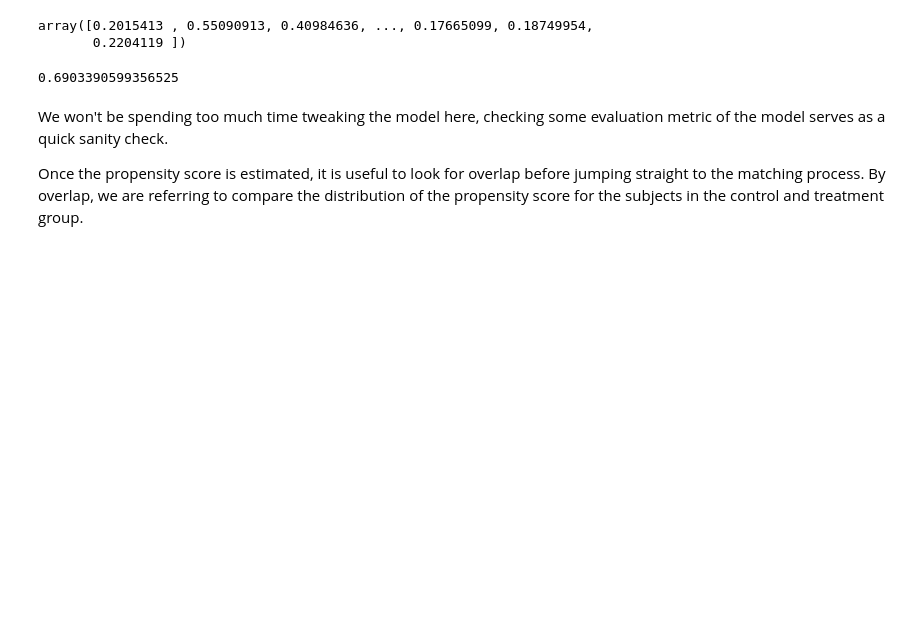
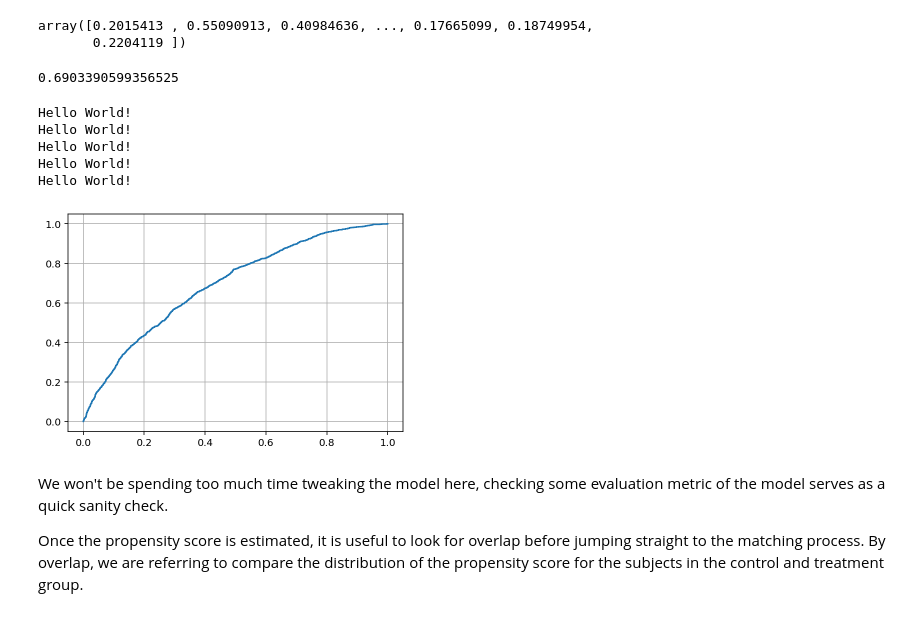
Before and after one commit to vwang0/causal_inference, a Jupyter notebook: propensity_score_matching/observational study_propensity score match.ipynb, the cells around one changed output. Saved outputs shown, nothing was run; the diff lists cells and outputs as text; code cells hidden in the pictures; blank space fills up the shorter version.

```diff
--- a/propensity_score_matching/observational study_propensity score match.ipynb
+++ b/propensity_score_matching/observational study_propensity score match.ipynb
@@ -248,7 +500,24 @@ pscore
 # %% [output]
 array([0.2015413 , 0.55090913, 0.40984636, ..., 0.17665099, 0.18749954,
        0.2204119 ])
-# %%
-roc_auc_score(treatment, pscore)
-# %% [output]
-0.6903390599356525
+# %%
+# Compute Area Under the Receiver Operating Characteristic Curve (ROC AUC) from prediction scores.
+roc_auc_score(treatment, pscore)
+# %% [output]
+0.6903390599356525
+# %%
+for _ in range(0,10,2):
+    print('Hello World!')
+# %% [output]
+Hello World!
+Hello World!
+Hello World!
+Hello World!
+Hello World!
+# %%
+# 占位符
+fpr, tpr, _ = roc_curve(treatment, pscore)
+plt.plot(fpr, tpr);
+plt.grid()
+# %% [output]
+[figure, added]
```
Also changed, not shown: parts of 71 cells of this notebook, 3 other files.
